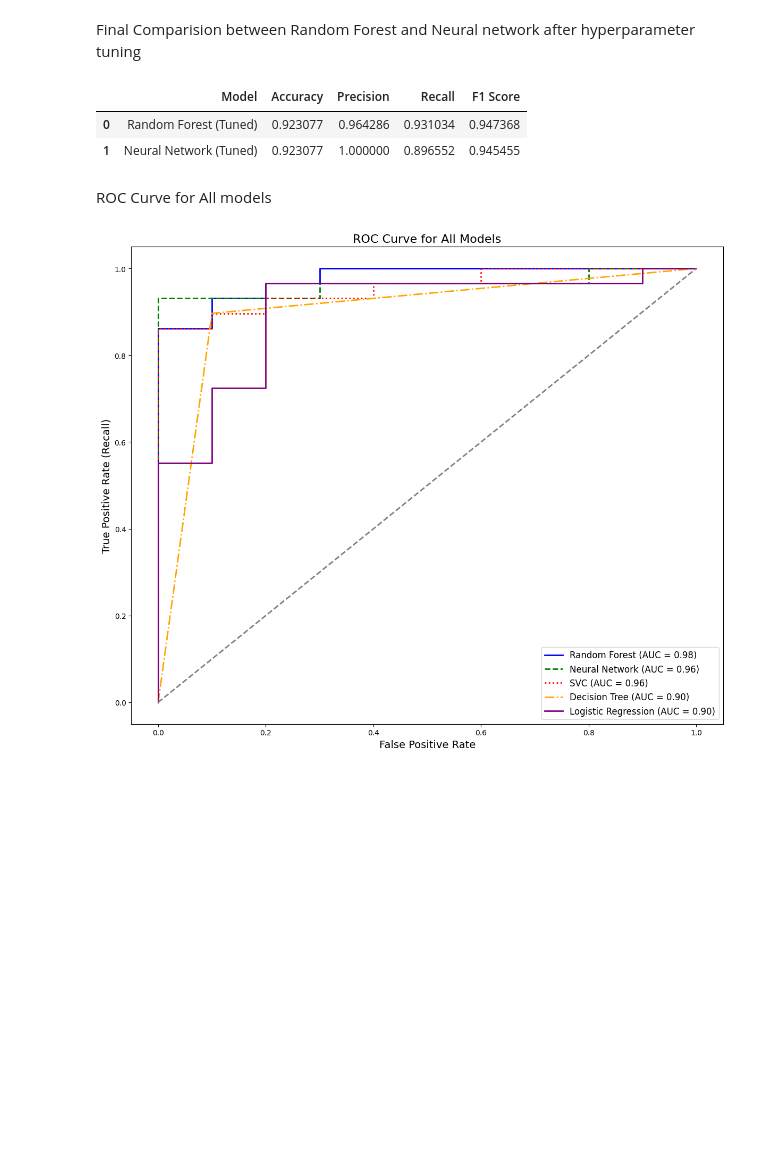
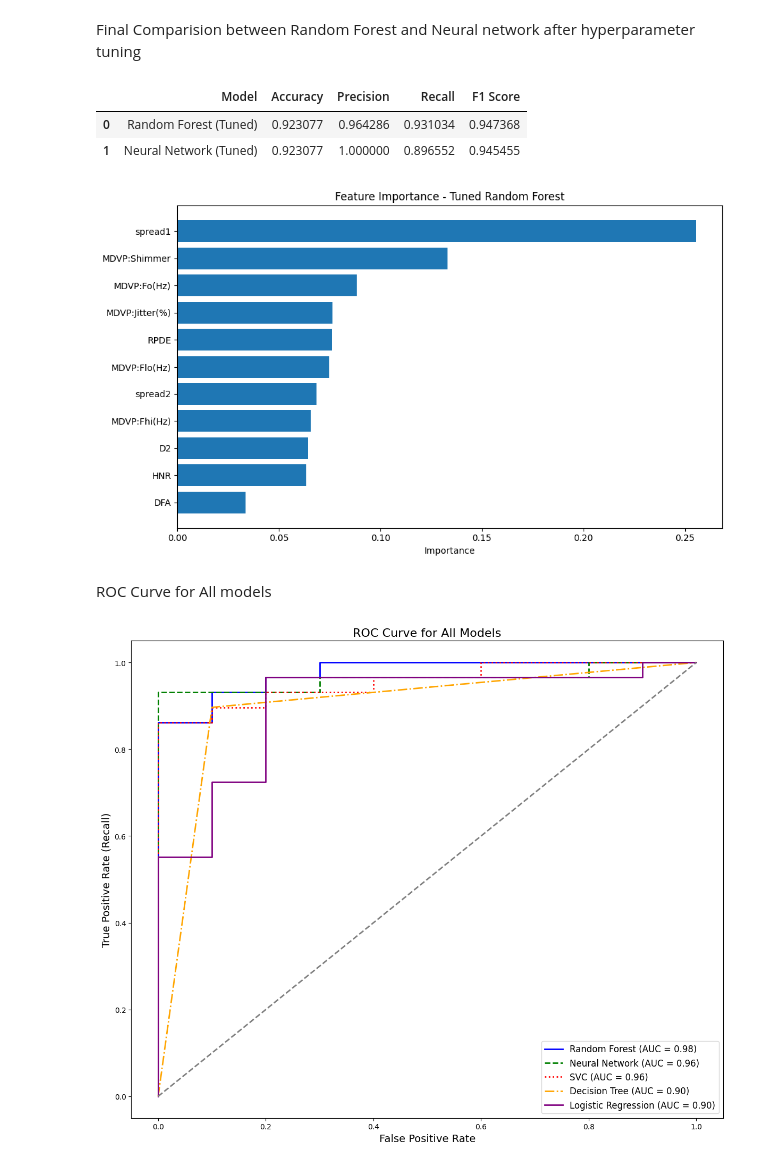
Before and after one commit to Clarkson-Applied-Data-Science/2025_ia651_tammalla, a Jupyter notebook: ML_Project_parkinson.ipynb, the cells around one changed output. Drawn from its saved outputs; the diff is of its cells as text; code cells hidden in the pictures; blank space fills up the shorter version.

```diff
--- a/ML_Project_parkinson.ipynb
+++ b/ML_Project_parkinson.ipynb
@@ -752,6 +834,29 @@ comparison_df
 |  | Model | Accuracy | Precision | Recall | F1 Score |
 | 0 | Random Forest (Tuned) | 0.923077 | 0.964286 | 0.931034 | 0.947368 |
 | 1 | Neural Network (Tuned) | 0.923077 | 1.000000 | 0.896552 | 0.945455 |
+# %%
+import matplotlib.pyplot as plt
+import pandas as pd
+
+# Use the correct DataFrame that matches the training input to GridSearchCV
+feature_names = X_train_reduced.columns  # ← update if you used a different variable
+
+importances = grid_search_rf.best_estimator_.feature_importances_
+
+# Create a DataFrame for plotting
+feature_imp_df = pd.DataFrame({'Feature': feature_names, 'Importance': importances})
+feature_imp_df = feature_imp_df.sort_values(by='Importance', ascending=False)
+
+# Plot
+plt.figure(figsize=(10, 6))
+plt.barh(feature_imp_df['Feature'], feature_imp_df['Importance'])
+plt.xlabel('Importance')
+plt.title('Feature Importance - Tuned Random Forest')
+plt.gca().invert_yaxis()
+plt.tight_layout()
+plt.show()
+# %% [output]
+[figure, added]
 # %% [markdown]
 ROC Curve for All models
 # %%
```
Also changed, not shown: parts of 4 cells of this notebook, 1 other file.
